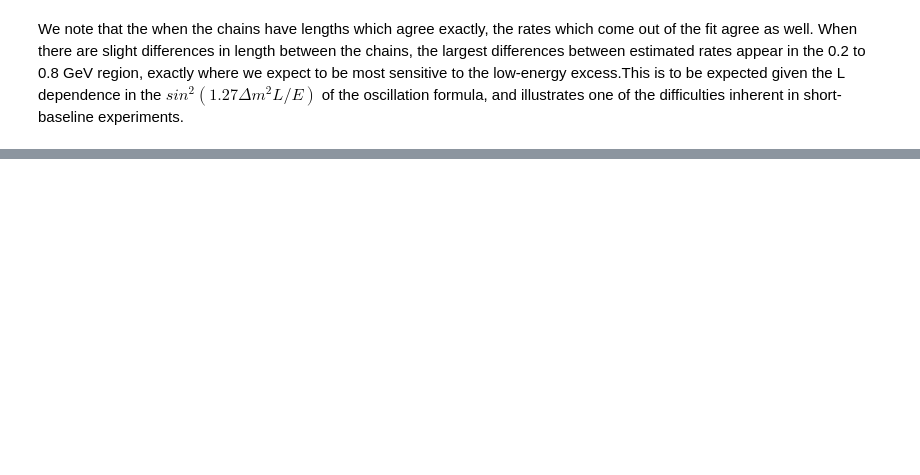
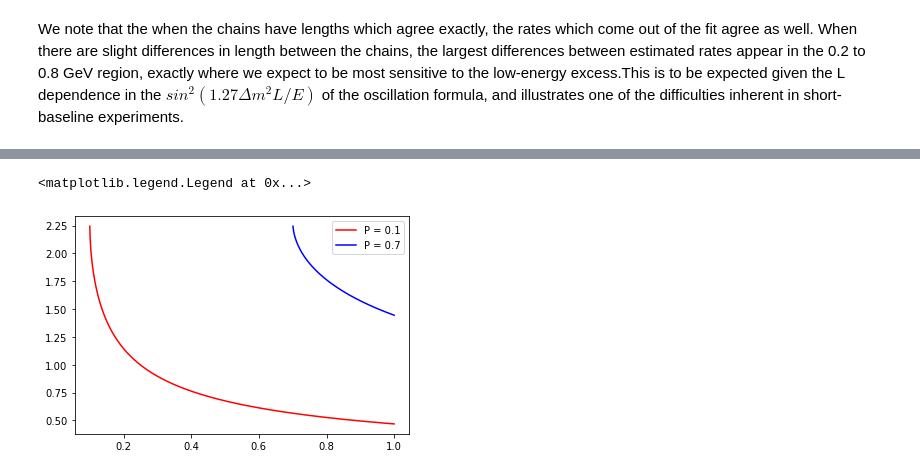
Before and after one commit to phys201/bayboone, a Jupyter notebook: Independent_sandbox.ipynb, the cells around one changed output, grey strips where cells are left out. Drawn from its saved outputs; the diff is of its cells as text; code cells hidden in the pictures; blank space fills up the shorter version.

```diff
--- a/Independent_sandbox.ipynb
+++ b/Independent_sandbox.ipynb
@@ -158,13 +211,17 @@ print("sin^2_2theta = {:.1f} + {:.1f} - {:.1f}".format(q['sin^2_2theta'][0.50],
 # %%
 E = 1.0
 L = 0.54
 ss2t = np.linspace(0, 1, 1000)
 rate = [0.1, 0.2, 0.5, 0.7]
 dms_0 = E/(UC*L) * np.arcsin(np.sqrt(rate[0]/ss2t))
 dms_3 = E/(UC*L) * np.arcsin(np.sqrt(rate[3]/ss2t))
 
 
-plt.plot(ss2t, dms_0, color='red')
-plt.plot(ss2t, dms_3, color='blue')
+plt.plot(ss2t, dms_0, color='red',label="P = 0.1")
+plt.plot(ss2t, dms_3, color='blue', label = "P = 0.7")
+plt.legend()
+# %% [output]
+<matplotlib.legend.Legend at 0x...>
+[figure, added]
 # %%
 means_df
```
Also changed, not shown: parts of 11 cells of this notebook, 4 other files.
